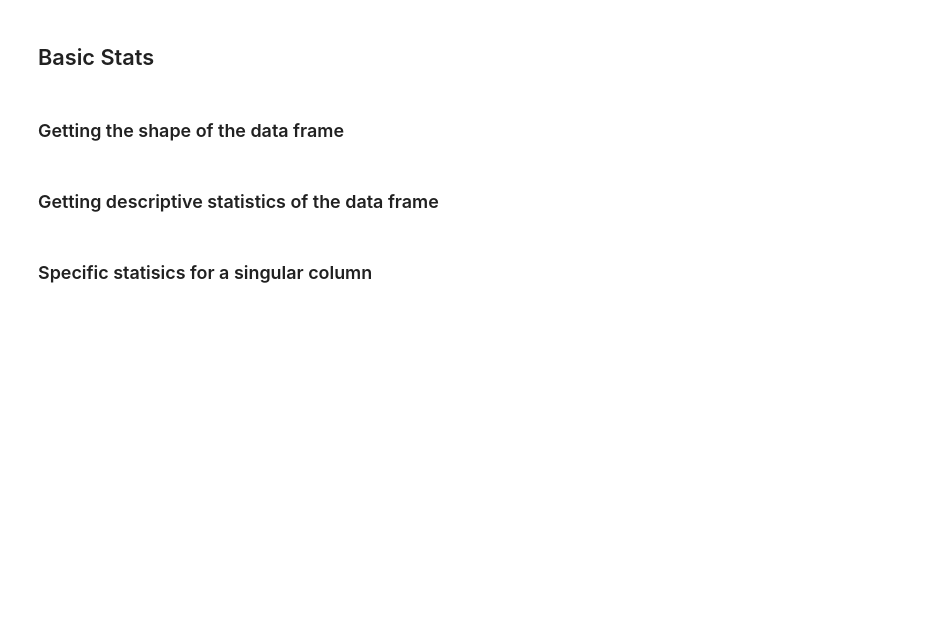
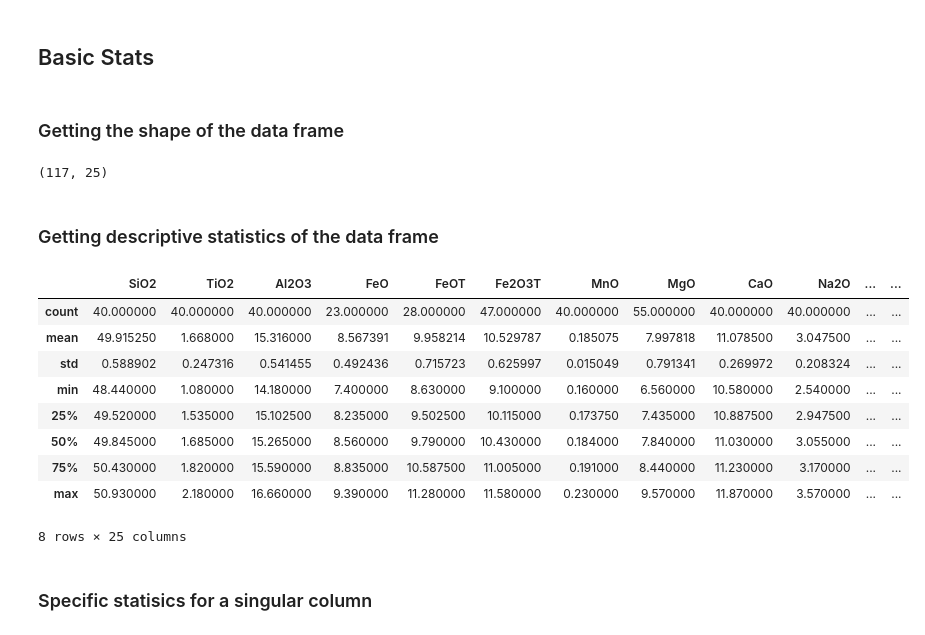
Before and after one commit to CCNY-Earthchem-Projects/geochem-ds, a Jupyter notebook: notebooks/Notebook PetroPlot/PetroPlot Clone.ipynb, the cells around one changed output. Saved outputs shown, nothing was run; the diff lists cells and outputs as text; code cells hidden in the pictures; blank space fills up the shorter version.

Commit message:
work on petroplot clone and notebook 5

```diff
--- a/notebooks/Notebook PetroPlot/PetroPlot Clone.ipynb
+++ b/notebooks/Notebook PetroPlot/PetroPlot Clone.ipynb
@@ -21,6 +43,7 @@ import plotly.express as px
 # %% [markdown]
 ## Data Entry and Initial Look
 # %%
-df = pd.read_csv('<Insert Name of csv file>', index_col= '<Index number of column with label names>')
+#df = pd.read_csv('<Insert Name of csv file>', index_col= '<Index number of column with label names>')
+df = pd.read_csv('PetroPlot ExcelFile.csv', index_col= 0)
 # %%
 df.head
@@ -29,22 +88,39 @@ df.tail
 # %% [markdown]
 ### Do you want to fill in the NaN values?
 # %%
-df = df.dropna(<'Value you want to replace the NaN with'>)
+df = df.fillna('<Value you want to replace the NaN with>')
 # %% [markdown]
 ### Do you want to drop any particular rows?
 # %%
-label_list = ['<Names of rows you want to drop>']
-df = df.drop(labels= label_list, inplace=True, axis = '<Index number of column with label names>')
+#label_list = ['<Names of rows you want to drop>']
+#df = df.drop(labels= label_list, inplace=True, axis = '<0 for rows, 1 for columns>')
+
+df.drop(df.tail(4).index,inplace=True) # Drop the last 4 lines
+df.drop(columns=df.columns[-1], inplace=True, axis=1,) # Drop the last column
+df.drop(columns=df.columns[0], inplace=True, axis=1,) # Drop the 2nd column
 # %% [markdown]
 ## Basic Stats
 # %% [markdown]
 ### Getting the shape of the data frame
 # %%
 df.shape
+# %% [output]
+(117, 25)
 # %% [markdown]
 ### Getting descriptive statistics of the data frame
 # %%
-df.describe
+df.describe()
+# %% [output]
+|  | SiO2 | TiO2 | Al2O3 | FeO | FeOT | Fe2O3T | MnO | MgO | CaO | Na2O | ... | ... |
+| count | 40.000000 | 40.000000 | 40.000000 | 23.000000 | 28.000000 | 47.000000 | 40.000000 | 55.000000 | 40.000000 | 40.000000 | ... | ... |
+| mean | 49.915250 | 1.668000 | 15.316000 | 8.567391 | 9.958214 | 10.529787 | 0.185075 | 7.997818 | 11.078500 | 3.047500 | ... | ... |
+| std | 0.588902 | 0.247316 | 0.541455 | 0.492436 | 0.715723 | 0.625997 | 0.015049 | 0.791341 | 0.269972 | 0.208324 | ... | ... |
+| min | 48.440000 | 1.080000 | 14.180000 | 7.400000 | 8.630000 | 9.100000 | 0.160000 | 6.560000 | 10.580000 | 2.540000 | ... | ... |
+| 25% | 49.520000 | 1.535000 | 15.102500 | 8.235000 | 9.502500 | 10.115000 | 0.173750 | 7.435000 | 10.887500 | 2.947500 | ... | ... |
+| 50% | 49.845000 | 1.685000 | 15.265000 | 8.560000 | 9.790000 | 10.430000 | 0.184000 | 7.840000 | 11.030000 | 3.055000 | ... | ... |
+| 75% | 50.430000 | 1.820000 | 15.590000 | 8.835000 | 10.587500 | 11.005000 | 0.191000 | 8.440000 | 11.230000 | 3.170000 | ... | ... |
+| max | 50.930000 | 2.180000 | 16.660000 | 9.390000 | 11.280000 | 11.580000 | 0.230000 | 9.570000 | 11.870000 | 3.570000 | ... | ... |
+8 rows × 25 columns
 # %% [markdown]
 ### Specific statisics for a singular column
 # %%
```
Also changed, not shown: parts of 8 cells of this notebook, 2 other files.
